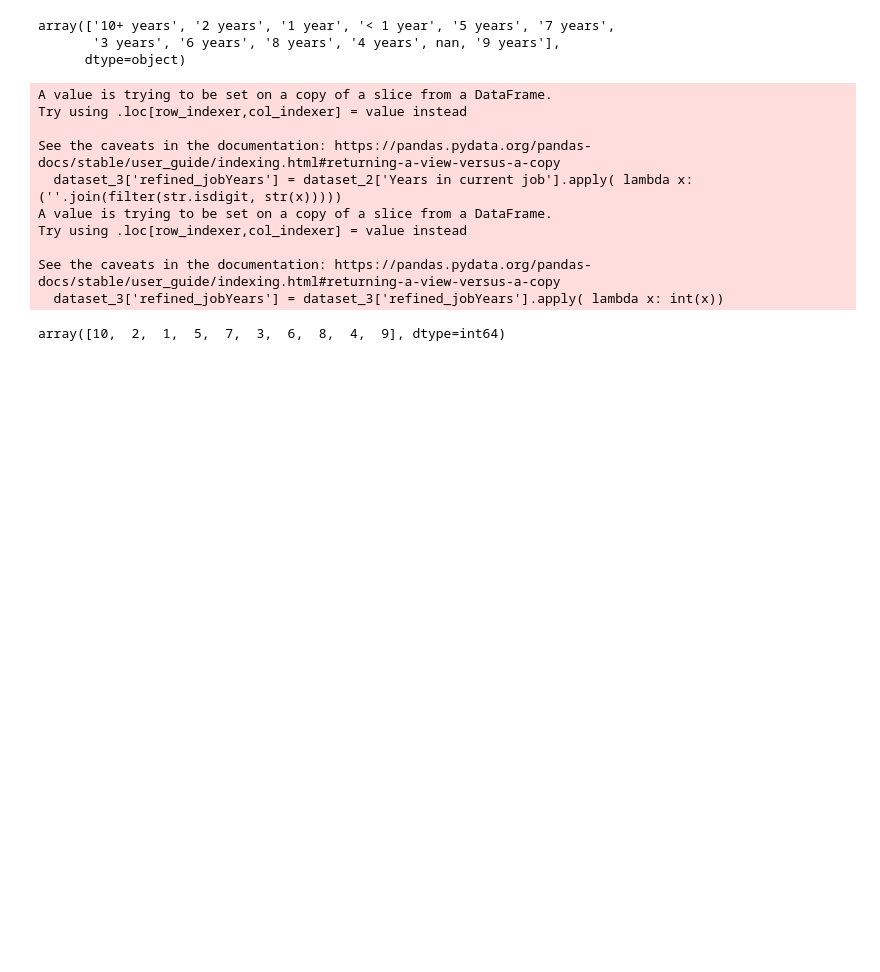
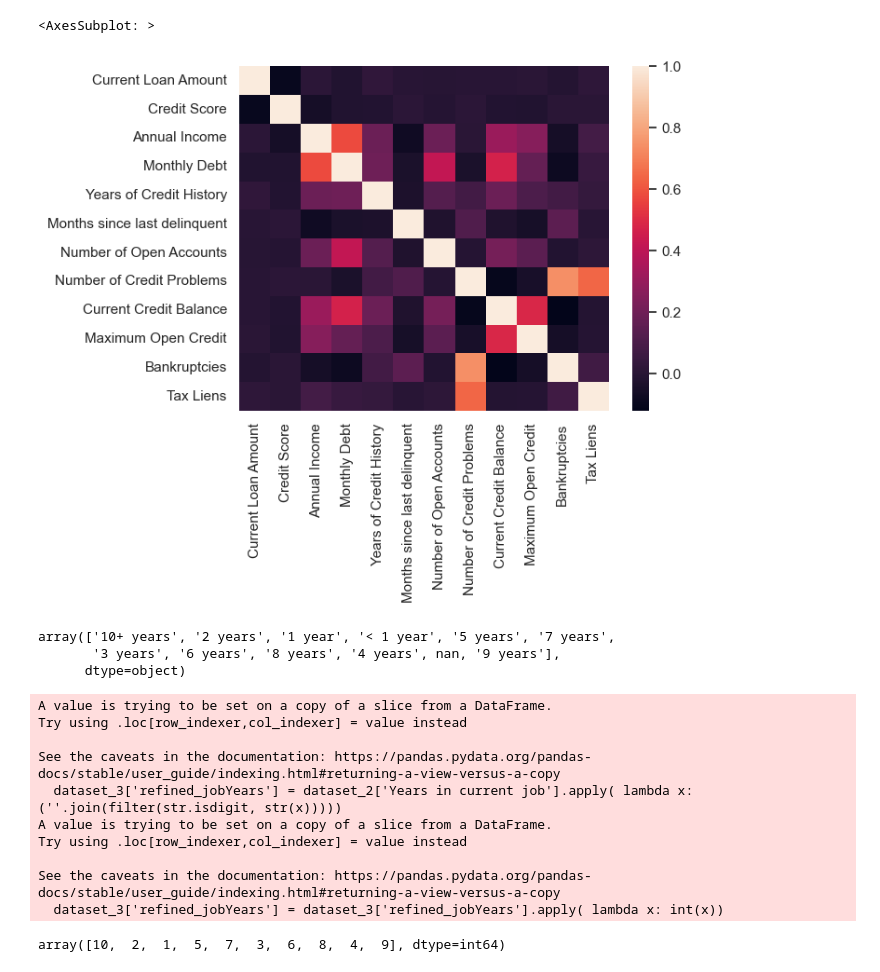
Before and after one commit to sarthak2004/CreditLimit-Hackoverflow2.0, a Jupyter notebook: CreditCardLimit.ipynb, the cells around one changed output. Cells and saved outputs as stored; diff of their text form; code cells hidden in the pictures; blank space fills up the shorter version.

Commit message:
Final Oode with heatmaps

```diff
--- a/CreditCardLimit.ipynb
+++ b/CreditCardLimit.ipynb
@@ -8,7 +8,10 @@ from sklearn.model_selection import ShuffleSplit
 from sklearn.linear_model import LinearRegression
 from sklearn.model_selection import cross_val_score
 import re
+import seaborn as sns
+sns.set_theme()
 # %%
 dataset = pd.read_csv('./flagged/credit_score_predict.csv')
 dataset.head(20)
+sns.heatmap(dataset.corr())
 # %% [output]
@@ -32,3 +18,5 @@ dataset.head(20)
+<AxesSubplot: >
+[figure, added]
 # %%
 #Data cleaning
 dataset_2 = dataset.drop(['Loan ID', 'Customer ID', 'Months since last delinquent'], axis = 'columns')
```
Also changed, not shown: parts of 3 cells of this notebook.
